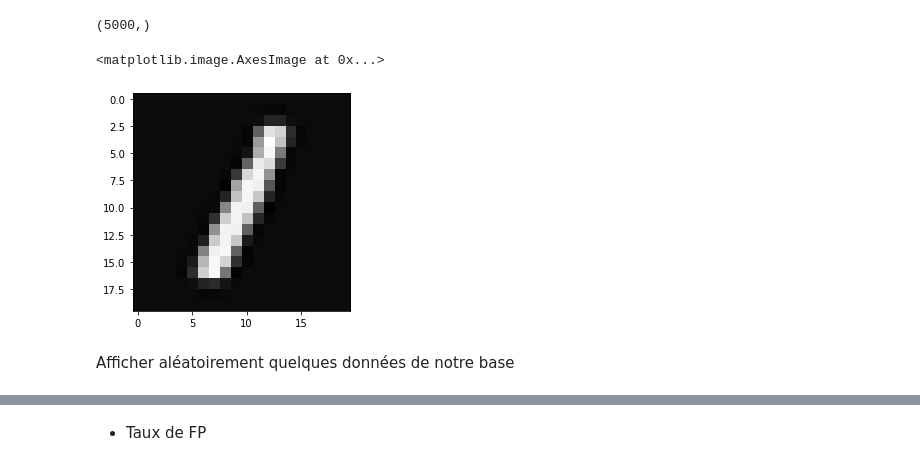
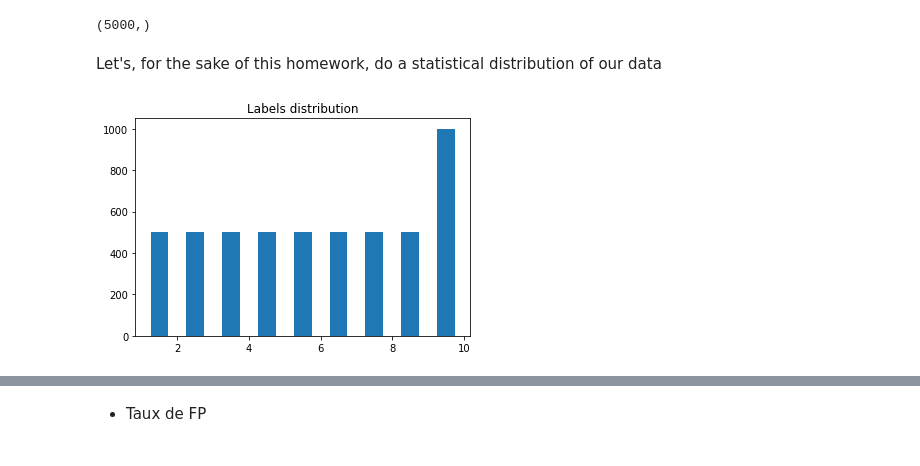
Before and after one commit to kawaremu/MLFromScratch, a Jupyter notebook: Mesures de performance.ipynb, the cells around one changed output, grey strips where cells are left out. Drawn from its saved outputs; the diff is of its cells as text; code cells hidden in the pictures.

```diff
--- a/Mesures de performance.ipynb
+++ b/Mesures de performance.ipynb
@@ -253,11 +296,5 @@ y = np.genfromtxt('labels.csv', delimiter=',', dtype=int)
 y.shape
 # %% [output]
 (5000,)
-# %%
-number = X[600,:].reshape((20, 20)).transpose()
-plt.imshow(number,cmap='gray')
-# %% [output]
-<matplotlib.image.AxesImage at 0x...>
-[figure, removed]
-# %% [markdown]
-Afficher aléatoirement quelques données de notre base
+# %% [markdown]
+Let's, for the sake of this homework, do a statistical distribution of our data
@@ -263,0 +303,6 @@ Afficher aléatoirement quelques données de notre base
+# %%
+plt.hist(y, bins = np.arange(1,11),histtype='barstacked',align='mid',rwidth=0.5)
+plt.title("Labels distribution")
+plt.show()
+# %% [output]
+[figure, added]
```
Also changed, not shown: parts of 22 cells of this notebook.
